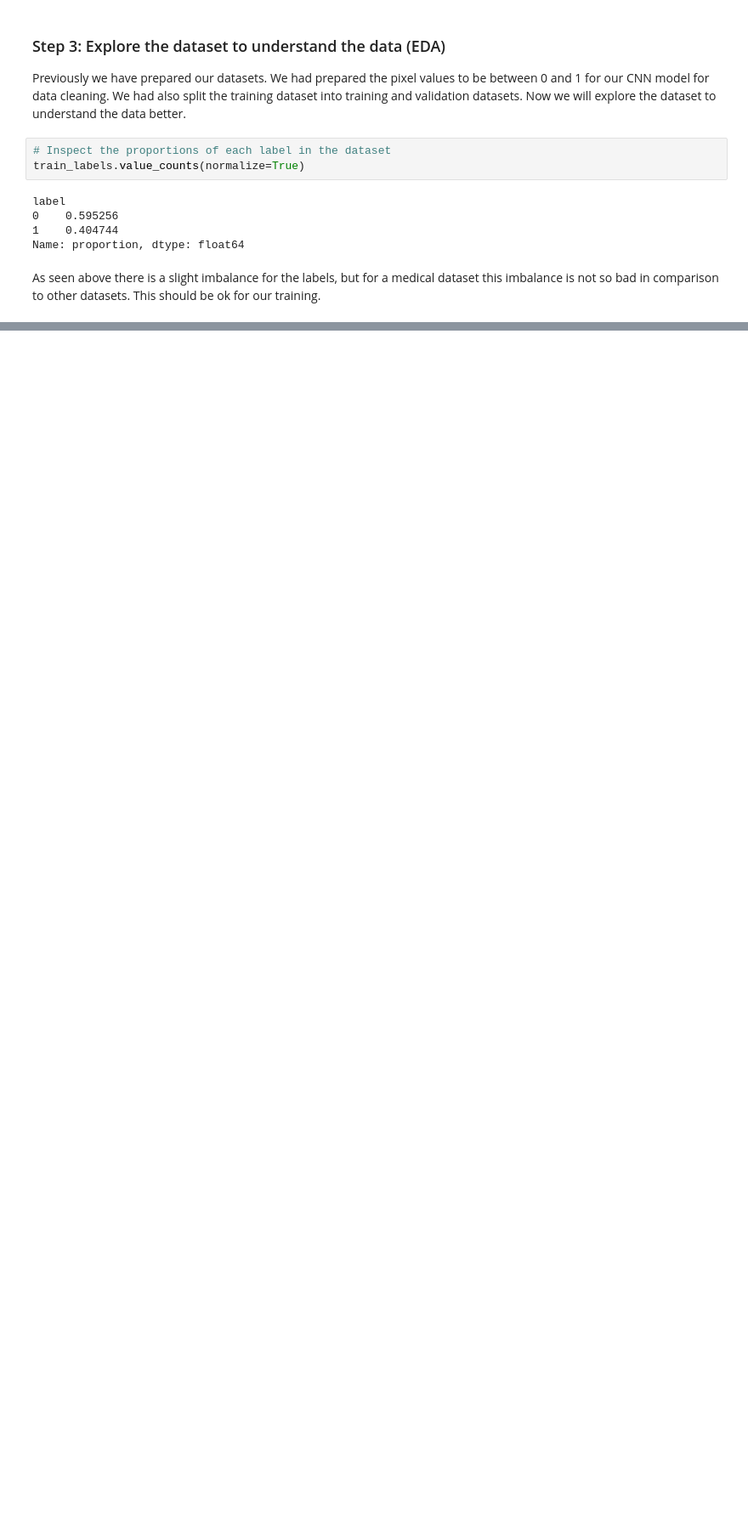
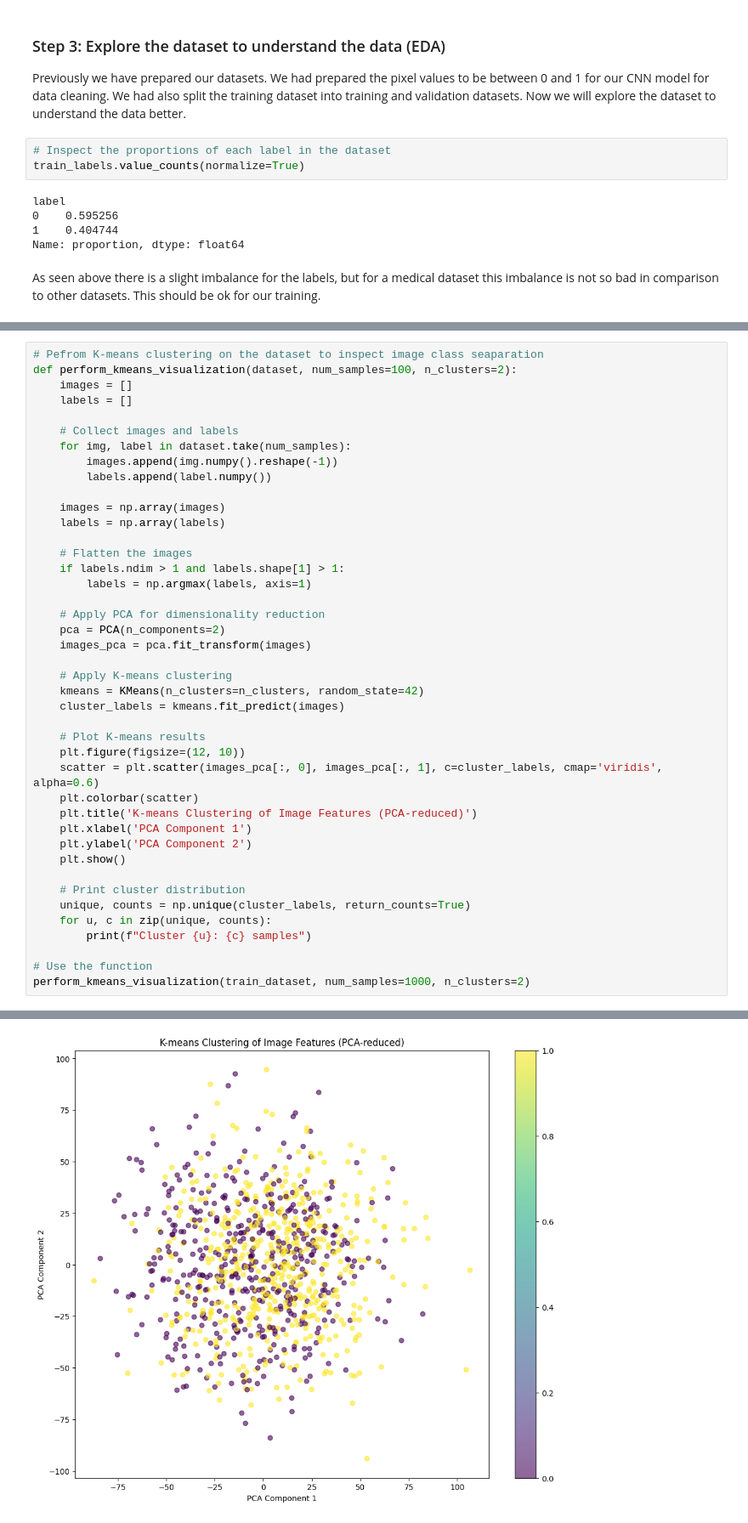
Before and after one commit to DataChemE/Histopathologic-Cancer-Detection, a Jupyter notebook: cancer_detection_training_final.ipynb, the cells around one changed output, grey strips where cells are left out. Shown at 85% size. Cells and saved outputs as stored; diff of their text form; blank space fills up the shorter version.

```diff
--- a/cancer_detection_training_final.ipynb
+++ b/cancer_detection_training_final.ipynb
@@ -162,0 +190,43 @@ As seen above the pixel values fall between 0 and 1, as we had coded them. We ca
+# %%
+# Pefrom K-means clustering on the dataset to inspect image class seaparation
+def perform_kmeans_visualization(dataset, num_samples=100, n_clusters=2):
+    images = []
+    labels = []
+
+    # Collect images and labels
+    for img, label in dataset.take(num_samples):
+        images.append(img.numpy().reshape(-1))
+        labels.append(label.numpy())
+
+    images = np.array(images)
+    labels = np.array(labels)
+
+    # Flatten the images
+    if labels.ndim > 1 and labels.shape[1] > 1:
+        labels = np.argmax(labels, axis=1)
+
+    # Apply PCA for dimensionality reduction
+    pca = PCA(n_components=2)
+    images_pca = pca.fit_transform(images)
+
+    # Apply K-means clustering
+    kmeans = KMeans(n_clusters=n_clusters, random_state=42)
+    cluster_labels = kmeans.fit_predict(images)
+
+    # Plot K-means results
+    plt.figure(figsize=(12, 10))
+    scatter = plt.scatter(images_pca[:, 0], images_pca[:, 1], c=cluster_labels, cmap='viridis', alpha=0.6)
+    plt.colorbar(scatter)
+    plt.title('K-means Clustering of Image Features (PCA-reduced)')
+    plt.xlabel('PCA Component 1')
+    plt.ylabel('PCA Component 2')
+    plt.show()
+
+    # Print cluster distribution
+    unique, counts = np.unique(cluster_labels, return_counts=True)
+    for u, c in zip(unique, counts):
+        print(f"Cluster {u}: {c} samples")
+
+# Use the function
+perform_kmeans_visualization(train_dataset, num_samples=1000, n_clusters=2)
+# %% [output]
@@ -162,0 +234 @@ As seen above the pixel values fall between 0 and 1, as we had coded them. We ca
+[figure, added]
```
Also changed, not shown: parts of 32 cells of this notebook.
